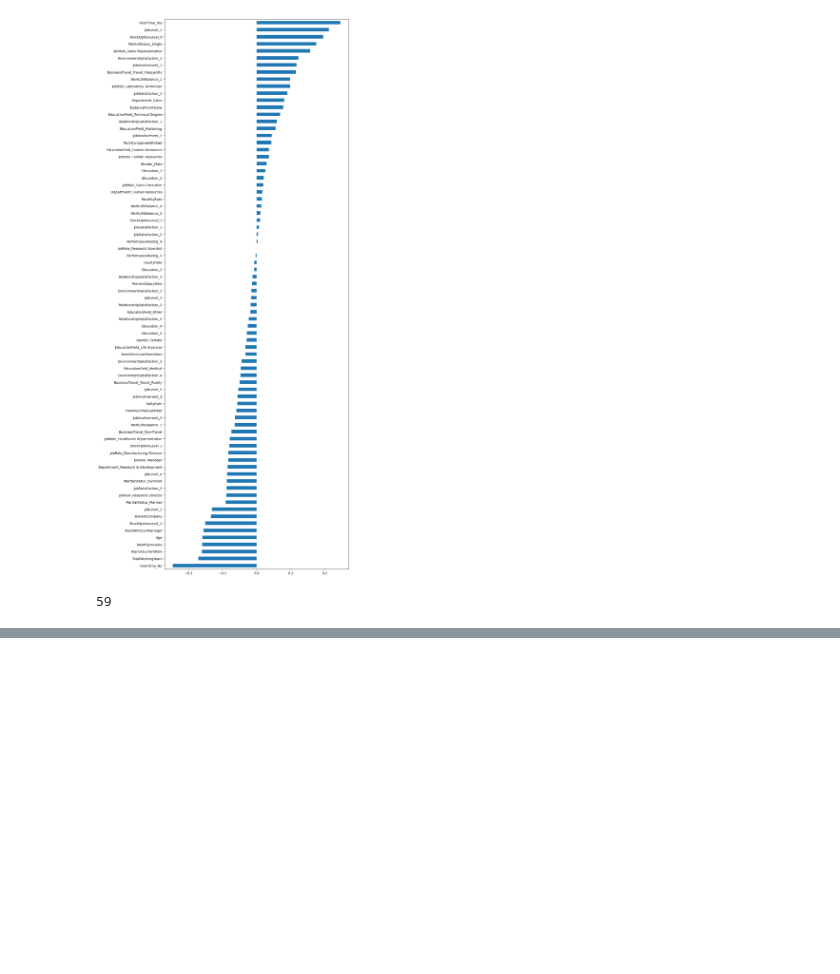
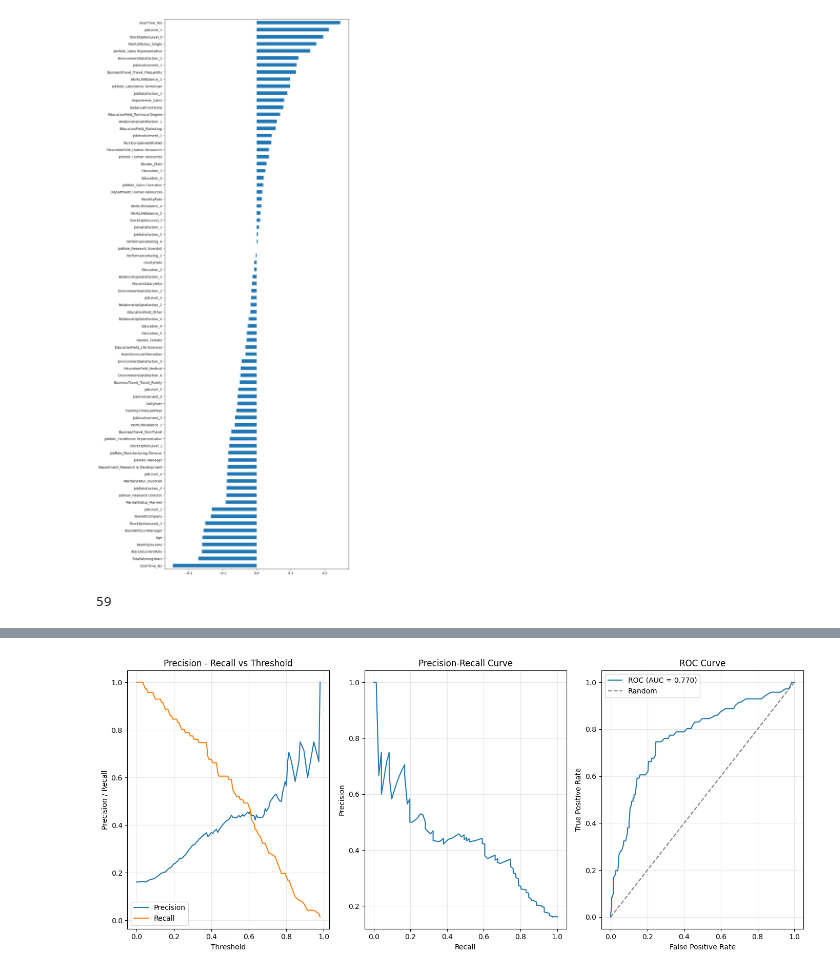
Before and after one commit to ThangNguyennv/IBM-HR-Analytics-Employee-Attrition-Performance, a Jupyter notebook: src/Random_Forest.ipynb, the cells around one changed output, grey strips where cells are left out. Saved outputs shown, nothing was run; the diff lists cells and outputs as text; code cells hidden in the pictures; blank space fills up the shorter version.

```diff
--- a/src/Random_Forest.ipynb
+++ b/src/Random_Forest.ipynb
@@ -473,0 +727,45 @@ support    493.000000  95.000000  0.853741  588.000000    588.000000
+# %%
+import matplotlib.pyplot as plt
+from sklearn.metrics import precision_recall_curve, roc_curve, roc_auc_score
+
+y_scores = rf_gini.predict_proba(X_test_origin_t2)[:, 1]
+
+precisions, recalls, pr_thresholds = precision_recall_curve(y_test_origin_t2, y_scores)
+
+plt.figure(figsize=(14, 6))
+
+# 1. Precision-Recall vs Threshold
+plt.subplot(1, 3, 1)
+plt.plot(pr_thresholds, precisions[:-1], label="Precision")
+plt.plot(pr_thresholds, recalls[:-1], label="Recall")
+plt.xlabel("Threshold")
+plt.ylabel("Precision / Recall")
+plt.title("Precision - Recall vs Threshold")
+plt.legend()
+plt.grid(True, alpha=0.3)
+
+# 2. Precision vs Recall (PR Curve)
+plt.subplot(1, 3, 2)
+plt.plot(recalls, precisions)
+plt.xlabel("Recall")
+plt.ylabel("Precision")
+plt.title("Precision-Recall Curve")
+plt.grid(True, alpha=0.3)
+
+# 3. ROC Curve
+fpr, tpr, roc_thresholds = roc_curve(y_test_origin_t2, y_scores)
+auc_score = roc_auc_score(y_test_origin_t2, y_scores)
+
+plt.subplot(1, 3, 3)
+plt.plot(fpr, tpr, label=f'ROC (AUC = {auc_score:.3f})')
+plt.plot([0, 1], [0, 1], linestyle='--', color='gray', label='Random')
+plt.xlabel("False Positive Rate")
+plt.ylabel("True Positive Rate")
+plt.title("ROC Curve")
+plt.legend()
+plt.grid(True, alpha=0.3)
+
+plt.tight_layout()
+plt.show()
+# %% [output]
+[figure, added]
```
Also changed, not shown: parts of 21 cells of this notebook.
